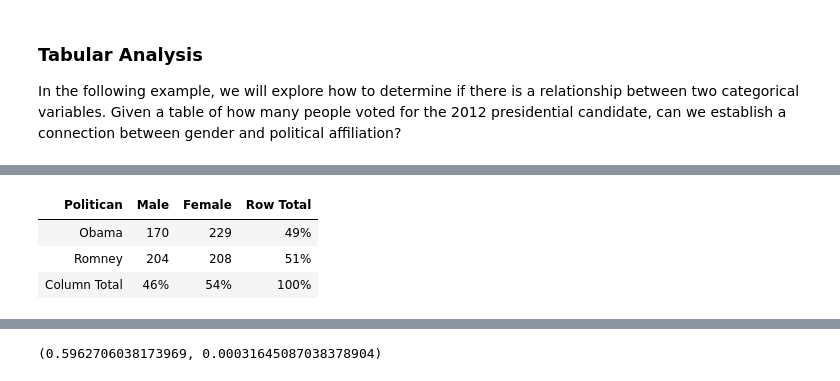
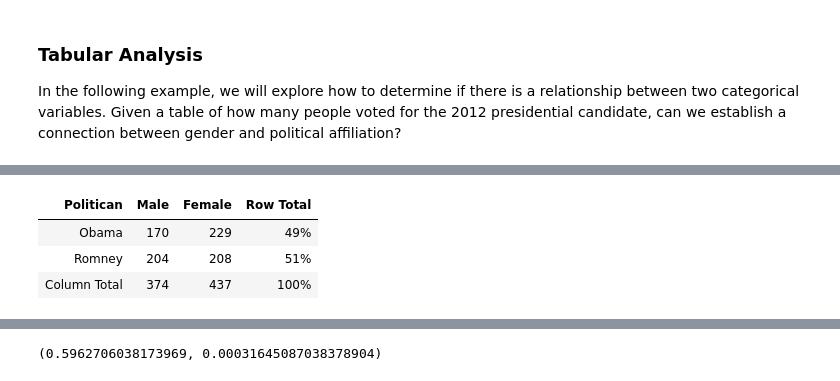
Before and after one commit to ds-modules/POLSCI-3, a Jupyter notebook: beta materials/Lecture_I_NB_1.ipynb, the cells around one changed output, grey strips where cells are left out. Cells and saved outputs as stored; diff of their text form; code cells hidden in the pictures.

```diff
--- a/beta materials/Lecture_I_NB_1.ipynb
+++ b/beta materials/Lecture_I_NB_1.ipynb
@@ -17,13 +36,13 @@ In the following example, we will explore how to determine if there is a relatio
 # %%
 respond_table = Table().with_columns(
                 'Politican',['Obama', 'Romney', 'Column Total'],
-                'Male', [170, 204, '46%'],
-                'Female', [229, 208, '54%'],
+                'Male', [170, 204, 374],
+                'Female', [229, 208, 437],
                 'Row Total', ['49%', '51%', '100%']
                 )
 respond_table
 # %% [output]
 | Politican | Male | Female | Row Total |
 | Obama | 170 | 229 | 49% |
 | Romney | 204 | 208 | 51% |
-| Column Total | 46% | 54% | 100% |
+| Column Total | 374 | 437 | 100% |
```
Also changed, not shown: parts of 20 cells of this notebook, 1 other file.
